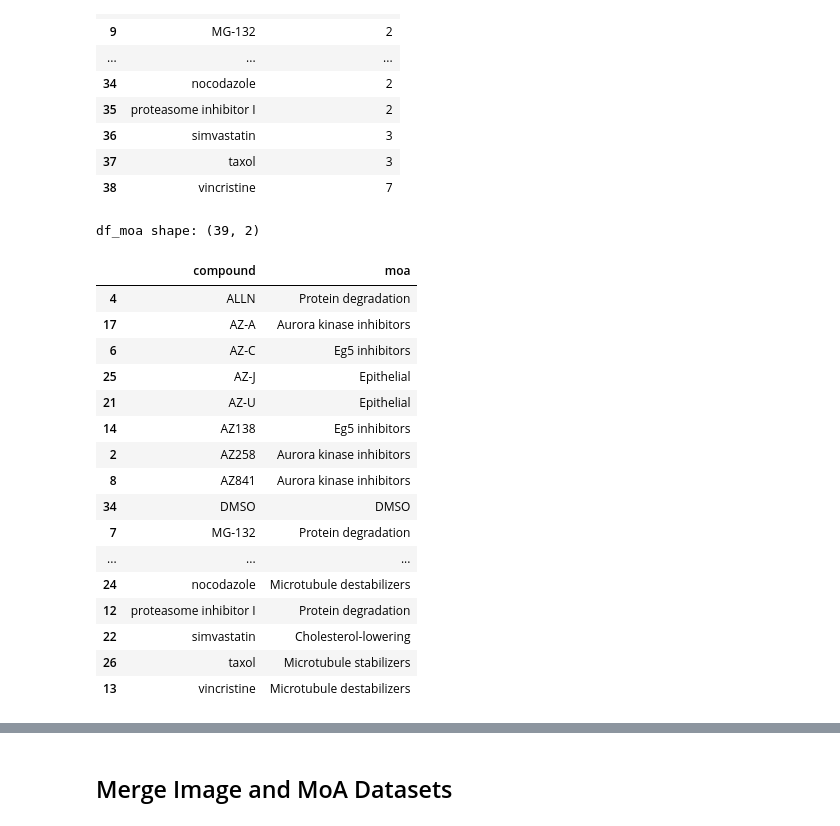
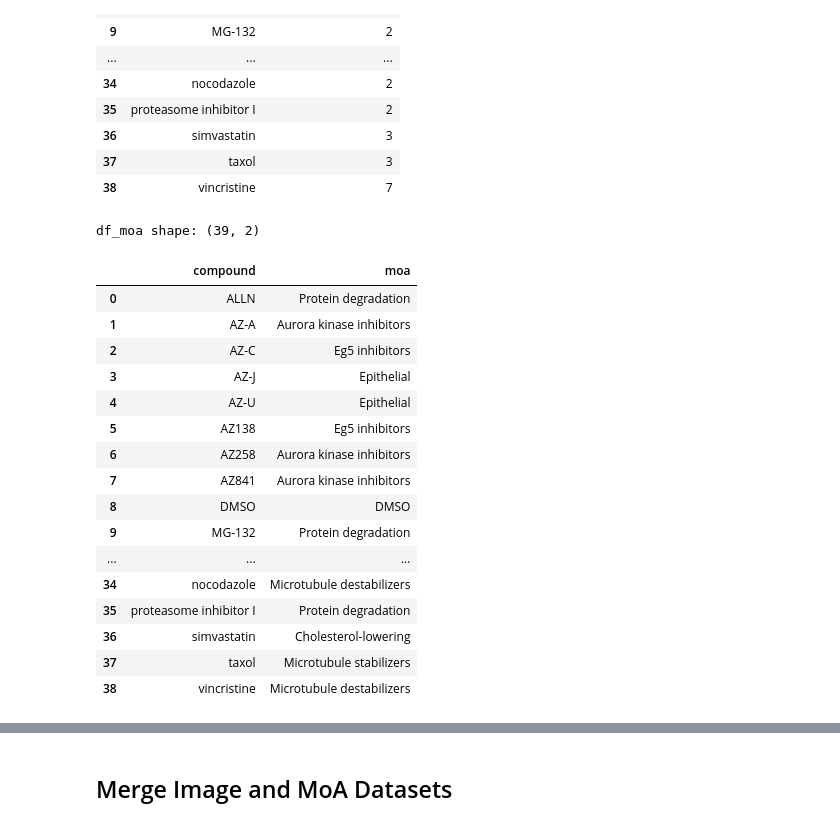
Before and after one commit to mattHG70/SIADS696_Milestone2, a Jupyter notebook: notebooks/milestone2_data_explore.ipynb, the cells around one changed output, grey strips where cells are left out. Drawn from its saved outputs; the diff is of its cells as text; code cells hidden in the pictures.

```diff
--- a/notebooks/milestone2_data_explore.ipynb
+++ b/notebooks/milestone2_data_explore.ipynb
@@ -310,25 +310,26 @@ DMSO
 # %%
 df_moa = (df_moa.drop(columns=['concentration'])
           .drop_duplicates(ignore_index=True)
-          .sort_values(by='compound'))
+          .sort_values(by='compound')
+          .reset_index(drop=True))
 print(f"df_moa shape: {df_moa.shape}")
 df_moa
 # %% [output]
 df_moa shape: (39, 2)
 |  | compound | moa |
-| 4 | ALLN | Protein degradation |
-| 17 | AZ-A | Aurora kinase inhibitors |
-| 6 | AZ-C | Eg5 inhibitors |
-| 25 | AZ-J | Epithelial |
-| 21 | AZ-U | Epithelial |
-| 14 | AZ138 | Eg5 inhibitors |
-| 2 | AZ258 | Aurora kinase inhibitors |
-| 8 | AZ841 | Aurora kinase inhibitors |
-| 34 | DMSO | DMSO |
-| 7 | MG-132 | Protein degradation |
+| 0 | ALLN | Protein degradation |
+| 1 | AZ-A | Aurora kinase inhibitors |
+| 2 | AZ-C | Eg5 inhibitors |
+| 3 | AZ-J | Epithelial |
+| 4 | AZ-U | Epithelial |
+| 5 | AZ138 | Eg5 inhibitors |
+| 6 | AZ258 | Aurora kinase inhibitors |
+| 7 | AZ841 | Aurora kinase inhibitors |
+| 8 | DMSO | DMSO |
+| 9 | MG-132 | Protein degradation |
 | ... | ... | ... |
-| 24 | nocodazole | Microtubule destabilizers |
-| 12 | proteasome inhibitor I | Protein degradation |
-| 22 | simvastatin | Cholesterol-lowering |
-| 26 | taxol | Microtubule stabilizers |
-| 13 | vincristine | Microtubule destabilizers |
+| 34 | nocodazole | Microtubule destabilizers |
+| 35 | proteasome inhibitor I | Protein degradation |
+| 36 | simvastatin | Cholesterol-lowering |
+| 37 | taxol | Microtubule stabilizers |
+| 38 | vincristine | Microtubule destabilizers |
```
Also changed, not shown: parts of 10 cells of this notebook.
